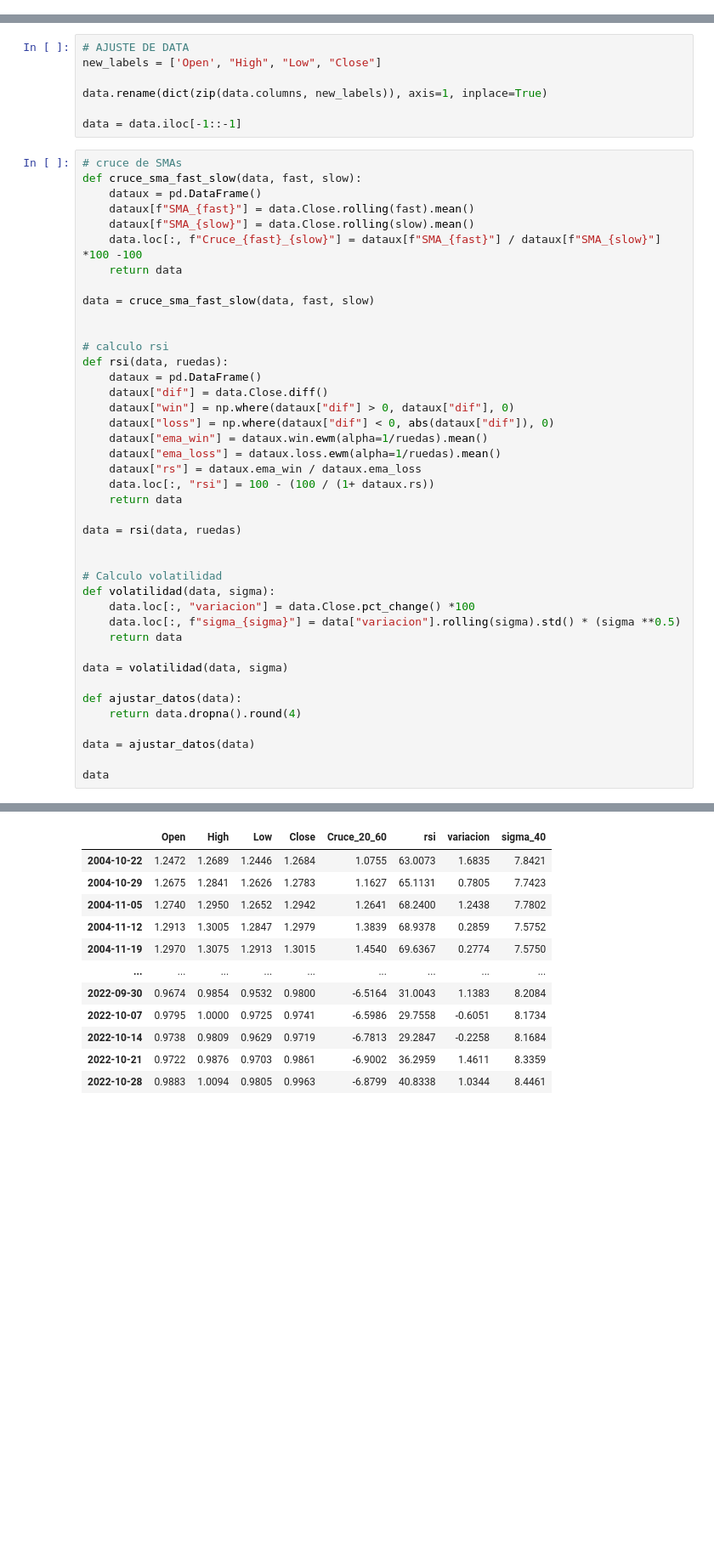
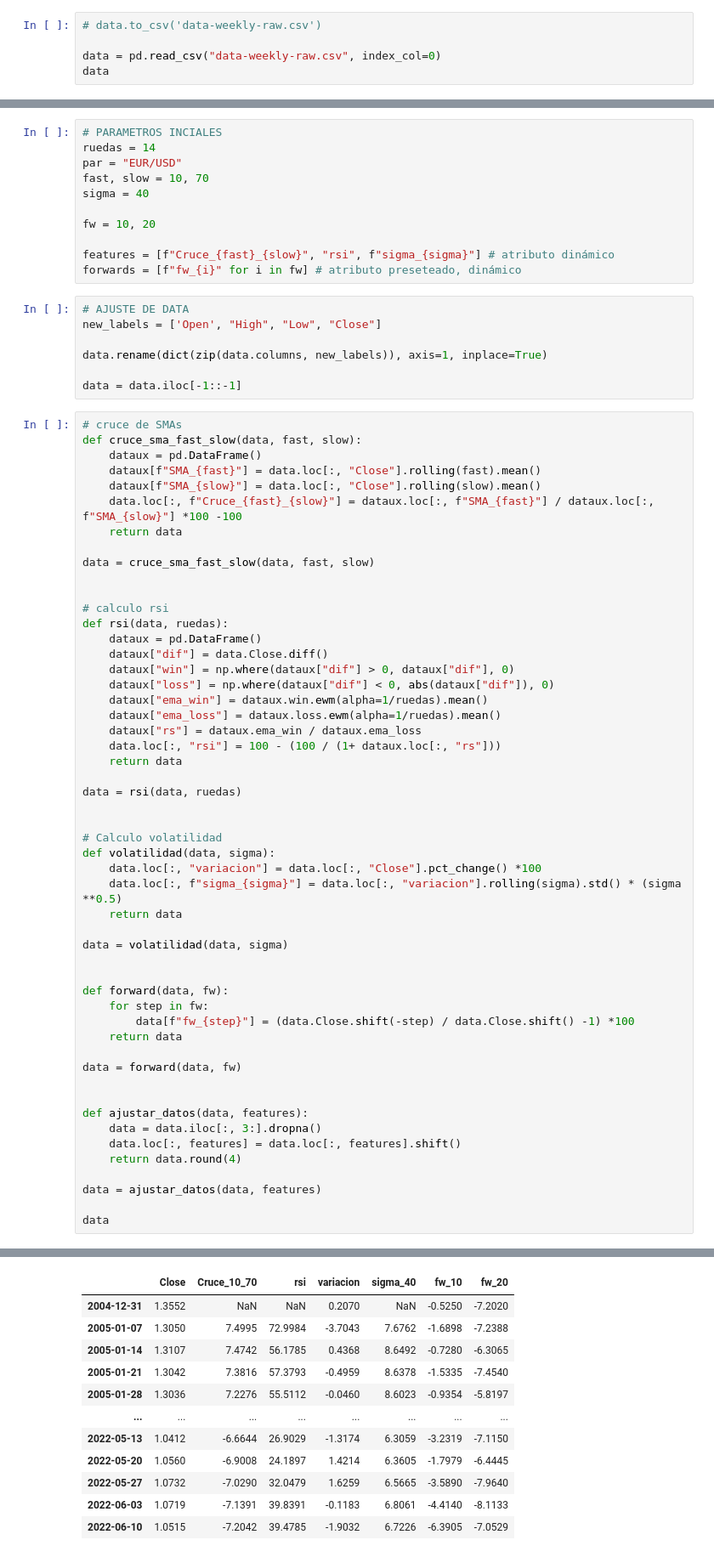
Before and after one commit to jackonedev/ZPRO_backtesting, a Jupyter notebook: quantitative_backtest.ipynb, the cells around one changed output, grey strips where cells are left out. Shown: that part at 85% size. Drawn from its saved outputs; the diff is of its cells as text; blank space fills up the shorter version.

Commit message:
ended Data Mining

```diff
--- a/quantitative_backtest.ipynb
+++ b/quantitative_backtest.ipynb
@@ -31,0 +26,5 @@ sigma = 40
+# %%
+# data.to_csv('data-weekly-raw.csv')
+
+data = pd.read_csv("data-weekly-raw.csv", index_col=0)
+data
@@ -32,3 +45,14 @@ sigma = 40
+# %%
+# PARAMETROS INCIALES
+ruedas = 14
+par = "EUR/USD"
+fast, slow = 10, 70
+sigma = 40
+
+fw = 10, 20
+
+features = [f"Cruce_{fast}_{slow}", "rsi", f"sigma_{sigma}"] # atributo dinámico
+forwards = [f"fw_{i}" for i in fw] # atributo preseteado, dinámico
 # %%
 # AJUSTE DE DATA
 new_labels = ['Open', "High", "Low", "Close"]
@@ -40,9 +64,9 @@ data = data.iloc[-1::-1]
 # cruce de SMAs
 def cruce_sma_fast_slow(data, fast, slow):
     dataux = pd.DataFrame()
-    dataux[f"SMA_{fast}"] = data.Close.rolling(fast).mean()
-    dataux[f"SMA_{slow}"] = data.Close.rolling(slow).mean()
-    data.loc[:, f"Cruce_{fast}_{slow}"] = dataux[f"SMA_{fast}"] / dataux[f"SMA_{slow}"] *100 -100
+    dataux[f"SMA_{fast}"] = data.loc[:, "Close"].rolling(fast).mean()
+    dataux[f"SMA_{slow}"] = data.loc[:, "Close"].rolling(slow).mean()
+    data.loc[:, f"Cruce_{fast}_{slow}"] = dataux.loc[:, f"SMA_{fast}"] / dataux.loc[:, f"SMA_{slow}"] *100 -100
     return data
 
 data = cruce_sma_fast_slow(data, fast, slow)
@@ -57,7 +81,7 @@ def rsi(data, ruedas):
     dataux["ema_win"] = dataux.win.ewm(alpha=1/ruedas).mean()
     dataux["ema_loss"] = dataux.loss.ewm(alpha=1/ruedas).mean()
     dataux["rs"] = dataux.ema_win / dataux.ema_loss
-    data.loc[:, "rsi"] = 100 - (100 / (1+ dataux.rs))
+    data.loc[:, "rsi"] = 100 - (100 / (1+ dataux.loc[:, "rs"]))
     return data
 
 data = rsi(data, ruedas)
@@ -65,16 +89,27 @@ data = rsi(data, ruedas)
 
 # Calculo volatilidad
 def volatilidad(data, sigma):
-    data.loc[:, "variacion"] = data.Close.pct_change() *100
-    data.loc[:, f"sigma_{sigma}"] = data["variacion"].rolling(sigma).std() * (sigma **0.5)
+    data.loc[:, "variacion"] = data.loc[:, "Close"].pct_change() *100
+    data.loc[:, f"sigma_{sigma}"] = data.loc[:, "variacion"].rolling(sigma).std() * (sigma **0.5)
     return data
 
 data = volatilidad(data, sigma)
 
-def ajustar_datos(data):
-    return data.dropna().round(4)
 
-data = ajustar_datos(data)
+def forward(data, fw):
+    for step in fw:
+        data[f"fw_{step}"] = (data.Close.shift(-step) / data.Close.shift() -1) *100
+    return data
+
+data = forward(data, fw)
+
+
+def ajustar_datos(data, features):
+    data = data.iloc[:, 3:].dropna()
+    data.loc[:, features] = data.loc[:, features].shift()
+    return data.round(4)
+
+data = ajustar_datos(data, features)
 
 data
 # %% [output]
@@ -81,12 +133,12 @@ data
-|  | Open | High | Low | Close | Cruce_20_60 | rsi | variacion | sigma_40 |
-| 2004-10-22 | 1.2472 | 1.2689 | 1.2446 | 1.2684 | 1.0755 | 63.0073 | 1.6835 | 7.8421 |
-| 2004-10-29 | 1.2675 | 1.2841 | 1.2626 | 1.2783 | 1.1627 | 65.1131 | 0.7805 | 7.7423 |
-| 2004-11-05 | 1.2740 | 1.2950 | 1.2652 | 1.2942 | 1.2641 | 68.2400 | 1.2438 | 7.7802 |
-| 2004-11-12 | 1.2913 | 1.3005 | 1.2847 | 1.2979 | 1.3839 | 68.9378 | 0.2859 | 7.5752 |
-| 2004-11-19 | 1.2970 | 1.3075 | 1.2913 | 1.3015 | 1.4540 | 69.6367 | 0.2774 | 7.5750 |
-| ... | ... | ... | ... | ... | ... | ... | ... | ... |
-| 2022-09-30 | 0.9674 | 0.9854 | 0.9532 | 0.9800 | -6.5164 | 31.0043 | 1.1383 | 8.2084 |
-| 2022-10-07 | 0.9795 | 1.0000 | 0.9725 | 0.9741 | -6.5986 | 29.7558 | -0.6051 | 8.1734 |
-| 2022-10-14 | 0.9738 | 0.9809 | 0.9629 | 0.9719 | -6.7813 | 29.2847 | -0.2258 | 8.1684 |
-| 2022-10-21 | 0.9722 | 0.9876 | 0.9703 | 0.9861 | -6.9002 | 36.2959 | 1.4611 | 8.3359 |
-| 2022-10-28 | 0.9883 | 1.0094 | 0.9805 | 0.9963 | -6.8799 | 40.8338 | 1.0344 | 8.4461 |
+|  | Close | Cruce_10_70 | rsi | variacion | sigma_40 | fw_10 | fw_20 |
+| 2004-12-31 | 1.3552 | NaN | NaN | 0.2070 | NaN | -0.5250 | -7.2020 |
+| 2005-01-07 | 1.3050 | 7.4995 | 72.9984 | -3.7043 | 7.6762 | -1.6898 | -7.2388 |
+| 2005-01-14 | 1.3107 | 7.4742 | 56.1785 | 0.4368 | 8.6492 | -0.7280 | -6.3065 |
+| 2005-01-21 | 1.3042 | 7.3816 | 57.3793 | -0.4959 | 8.6378 | -1.5335 | -7.4540 |
+| 2005-01-28 | 1.3036 | 7.2276 | 55.5112 | -0.0460 | 8.6023 | -0.9354 | -5.8197 |
+| ... | ... | ... | ... | ... | ... | ... | ... |
+| 2022-05-13 | 1.0412 | -6.6644 | 26.9029 | -1.3174 | 6.3059 | -3.2319 | -7.1150 |
+| 2022-05-20 | 1.0560 | -6.9008 | 24.1897 | 1.4214 | 6.3605 | -1.7979 | -6.4445 |
+| 2022-05-27 | 1.0732 | -7.0290 | 32.0479 | 1.6259 | 6.5665 | -3.5890 | -7.9640 |
+| 2022-06-03 | 1.0719 | -7.1391 | 39.8391 | -0.1183 | 6.8061 | -4.4140 | -8.1133 |
+| 2022-06-10 | 1.0515 | -7.2042 | 39.4785 | -1.9032 | 6.7226 | -6.3905 | -7.0529 |
```
Also changed, not shown: parts of 13 cells of this notebook, 1 other file.
